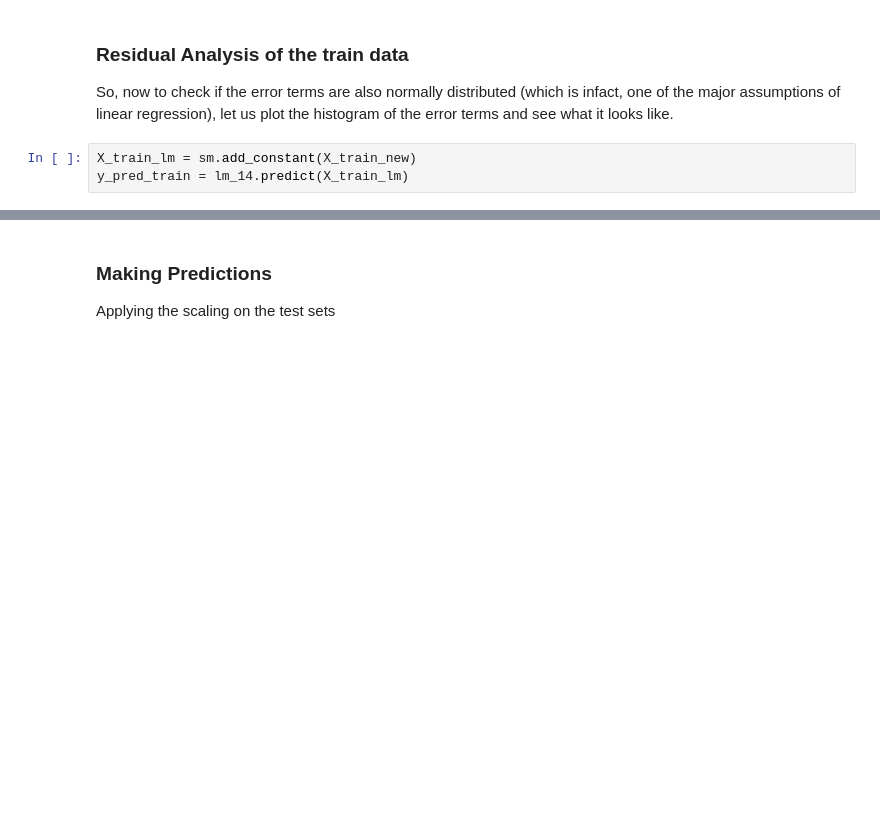
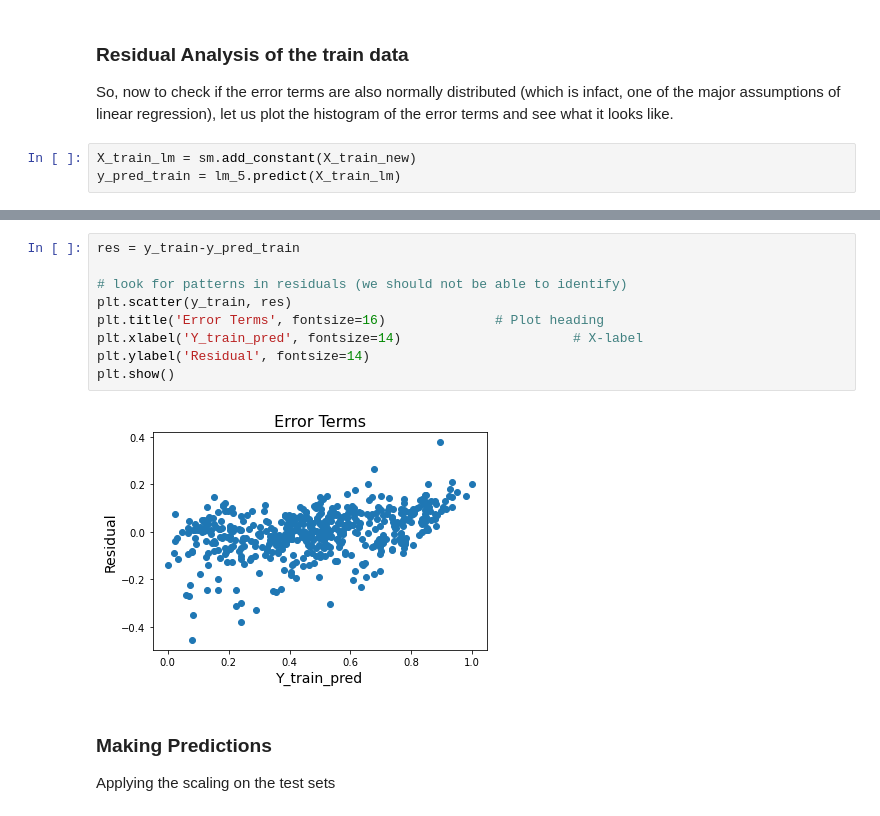
Before and after one commit to G-Slient/bike_sharing_assignment, a Jupyter notebook: Bike_Sharing_Modelling_Notebook.ipynb, the cells around one changed output, grey strips where cells are left out. Cells and saved outputs as stored; diff of their text form; blank space fills up the shorter version.

```diff
--- a/Bike_Sharing_Modelling_Notebook.ipynb
+++ b/Bike_Sharing_Modelling_Notebook.ipynb
@@ -742,7 +565,7 @@ The model lm_14 looks good because there are no features which is >0.05 and all
 So, now to check if the error terms are also normally distributed (which is infact, one of the major assumptions of linear regression), let us plot the histogram of the error terms and see what it looks like.
 # %%
 X_train_lm = sm.add_constant(X_train_new)
-y_pred_train = lm_14.predict(X_train_lm)
+y_pred_train = lm_5.predict(X_train_lm)
 # %%
 # Plot the histogram of the error terms
 fig = plt.figure()
@@ -755,3 +578,14 @@ plt.show()
+# %%
+res = y_train-y_pred_train
+
+# look for patterns in residuals (we should not be able to identify)
+plt.scatter(y_train, res)
+plt.title('Error Terms', fontsize=16)              # Plot heading
+plt.xlabel('Y_train_pred', fontsize=14)                      # X-label
+plt.ylabel('Residual', fontsize=14)
+plt.show()
+# %% [output]
+[figure, added]
 # %% [markdown]
 ### Making Predictions
 Applying the scaling on the test sets
```
Also changed, not shown: parts of 41 cells of this notebook, 3 other files.
